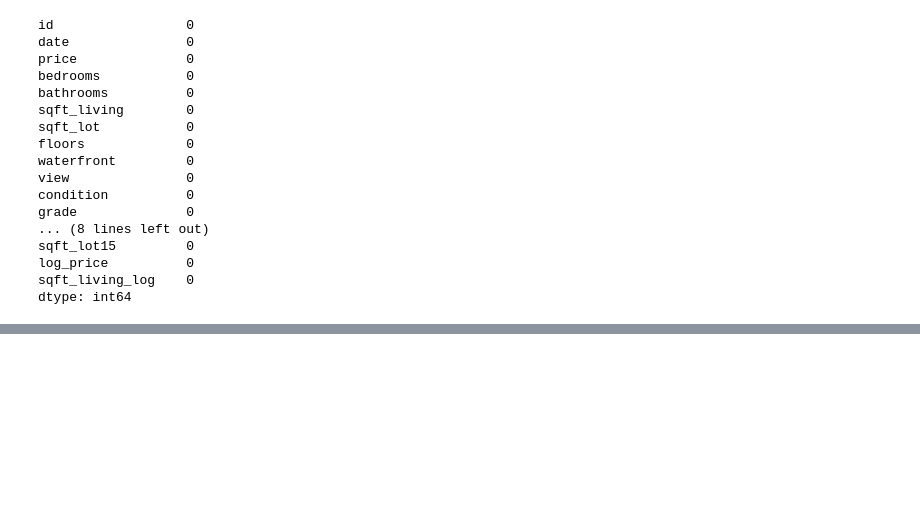
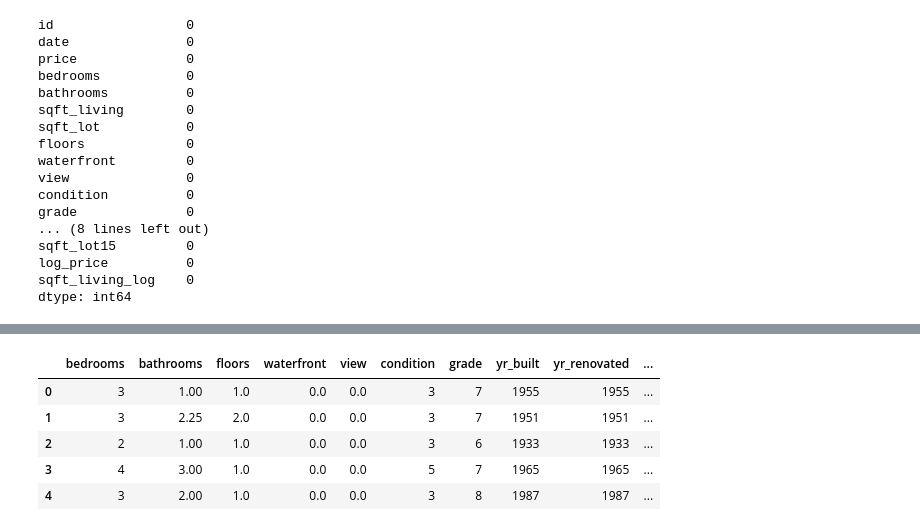
Before and after one commit to flatiron-data-science/dsc-1-final-project, a Jupyter notebook: explore_predictors_dist.ipynb, the cells around one changed output, grey strips where cells are left out. Saved outputs shown, nothing was run; the diff lists cells and outputs as text; code cells hidden in the pictures; blank space fills up the shorter version.

```diff
--- a/explore_predictors_dist.ipynb
+++ b/explore_predictors_dist.ipynb
@@ -350,0 +398,2 @@ dtype: int64
+# %%
+df_cat = df[['bedrooms', 'bathrooms', 'floors', 'waterfront', 'view', 'condition', 'grade', 'yr_built', 'yr_renovated', 'zipcode', 'lat', 'long']]
@@ -350,0 +409,9 @@ dtype: int64
+# %%
+df_cat.head()
+# %% [output]
+|  | bedrooms | bathrooms | floors | waterfront | view | condition | grade | yr_built | yr_renovated | ... |
+| 0 | 3 | 1.00 | 1.0 | 0.0 | 0.0 | 3 | 7 | 1955 | 1955 | ... |
+| 1 | 3 | 2.25 | 2.0 | 0.0 | 0.0 | 3 | 7 | 1951 | 1951 | ... |
+| 2 | 2 | 1.00 | 1.0 | 0.0 | 0.0 | 3 | 6 | 1933 | 1933 | ... |
+| 3 | 4 | 3.00 | 1.0 | 0.0 | 0.0 | 5 | 7 | 1965 | 1965 | ... |
+| 4 | 3 | 2.00 | 1.0 | 0.0 | 0.0 | 3 | 8 | 1987 | 1987 | ... |
```
Also changed, not shown: parts of 10 cells of this notebook, 2 other files.
